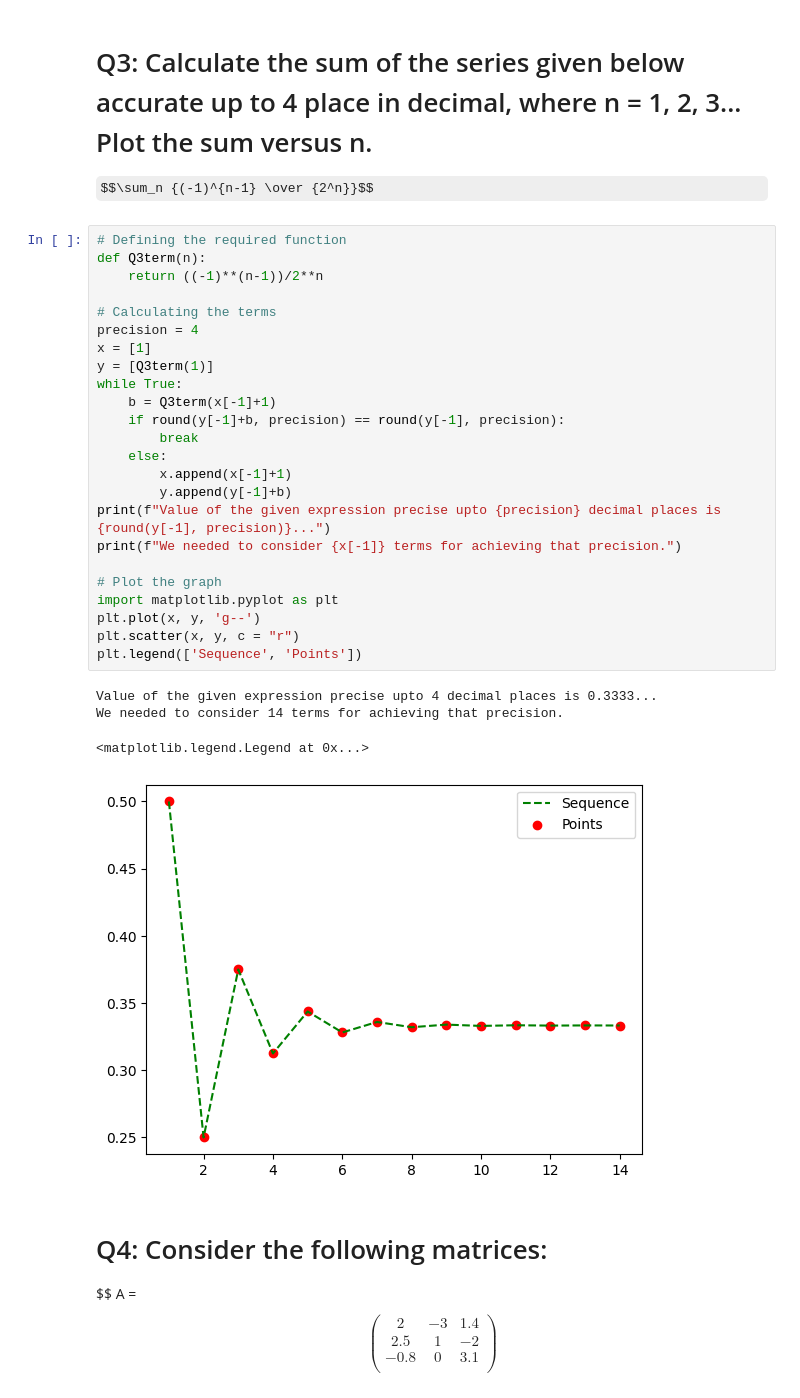
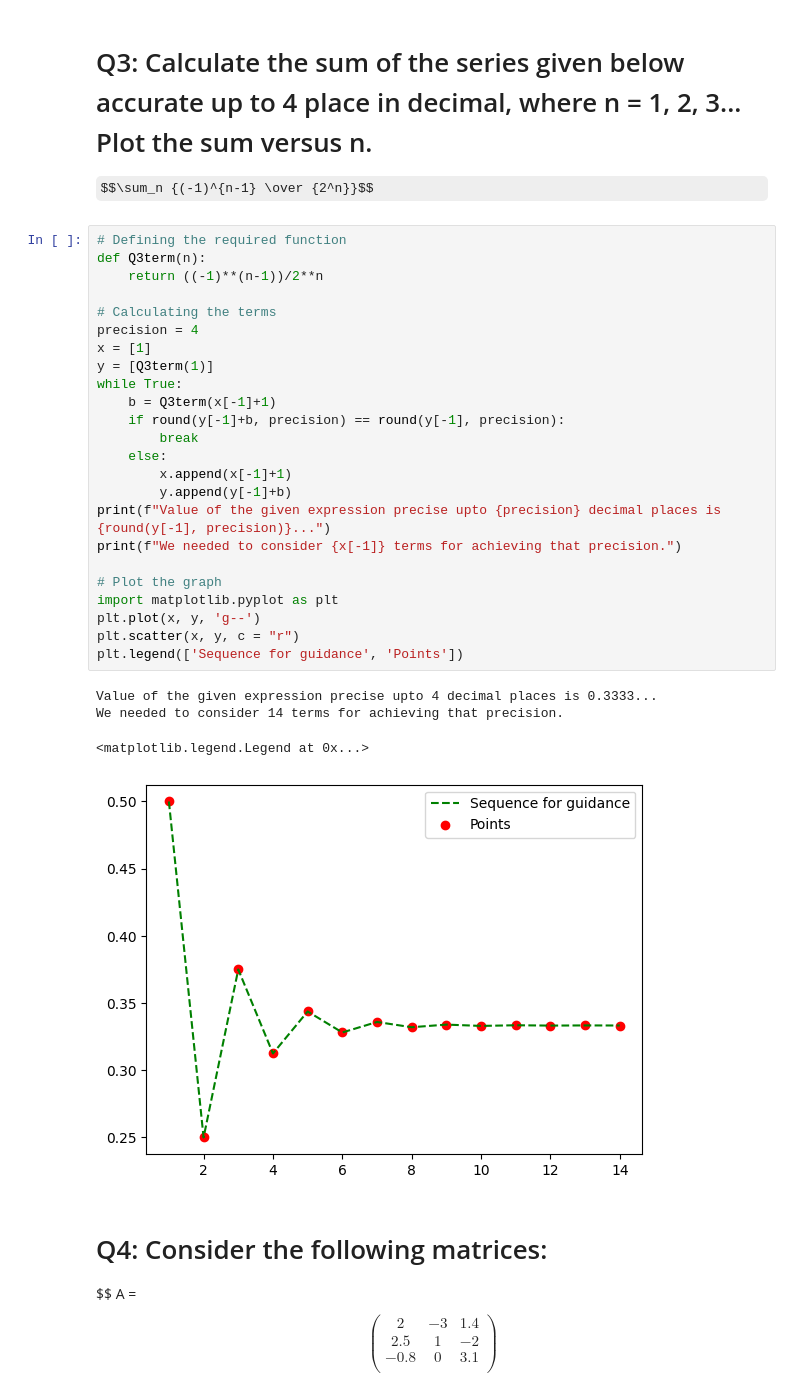
Before and after one commit to PeithonKing/comp_phys_P346, a Jupyter notebook: 1.assign1_gen.ipynb, the cells around one changed output. Cells and saved outputs as stored; diff of their text form; some formulas as TeX source.

```diff
--- a/1.assign1_gen.ipynb
+++ b/1.assign1_gen.ipynb
@@ -108,32 +108,32 @@ $$\sum_n {(-1)^{n-1} \over {2^n}}$$
 # %%
 # Defining the required function
 def Q3term(n):
     return ((-1)**(n-1))/2**n
 
 # Calculating the terms
 precision = 4
 x = [1]
 y = [Q3term(1)]
 while True:
     b = Q3term(x[-1]+1)
     if round(y[-1]+b, precision) == round(y[-1], precision):
         break
     else:
         x.append(x[-1]+1)
         y.append(y[-1]+b)
 print(f"Value of the given expression precise upto {precision} decimal places is {round(y[-1], precision)}...")
 print(f"We needed to consider {x[-1]} terms for achieving that precision.")
 
 # Plot the graph
 import matplotlib.pyplot as plt
 plt.plot(x, y, 'g--')
 plt.scatter(x, y, c = "r")
-plt.legend(['Sequence', 'Points'])
+plt.legend(['Sequence for guidance', 'Points'])
 # %% [output]
 Value of the given expression precise upto 4 decimal places is 0.3333...
 We needed to consider 14 terms for achieving that precision.
 <matplotlib.legend.Legend at 0x...>
-[figure, old version]
+[figure, new version]
 # %% [markdown]
 # Q4: Consider the following matrices:
 
```
Also changed, not shown: parts of 12 cells of this notebook, 26 other files.
